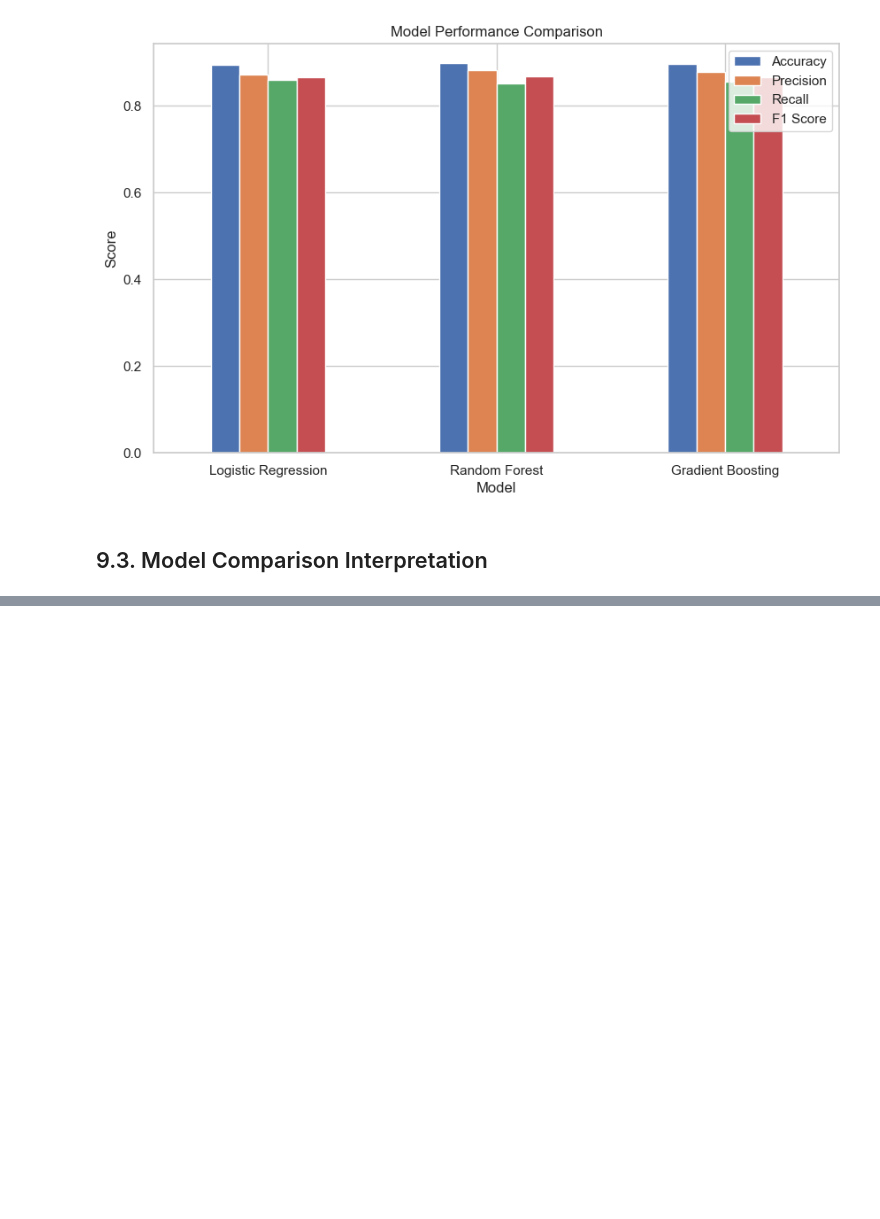
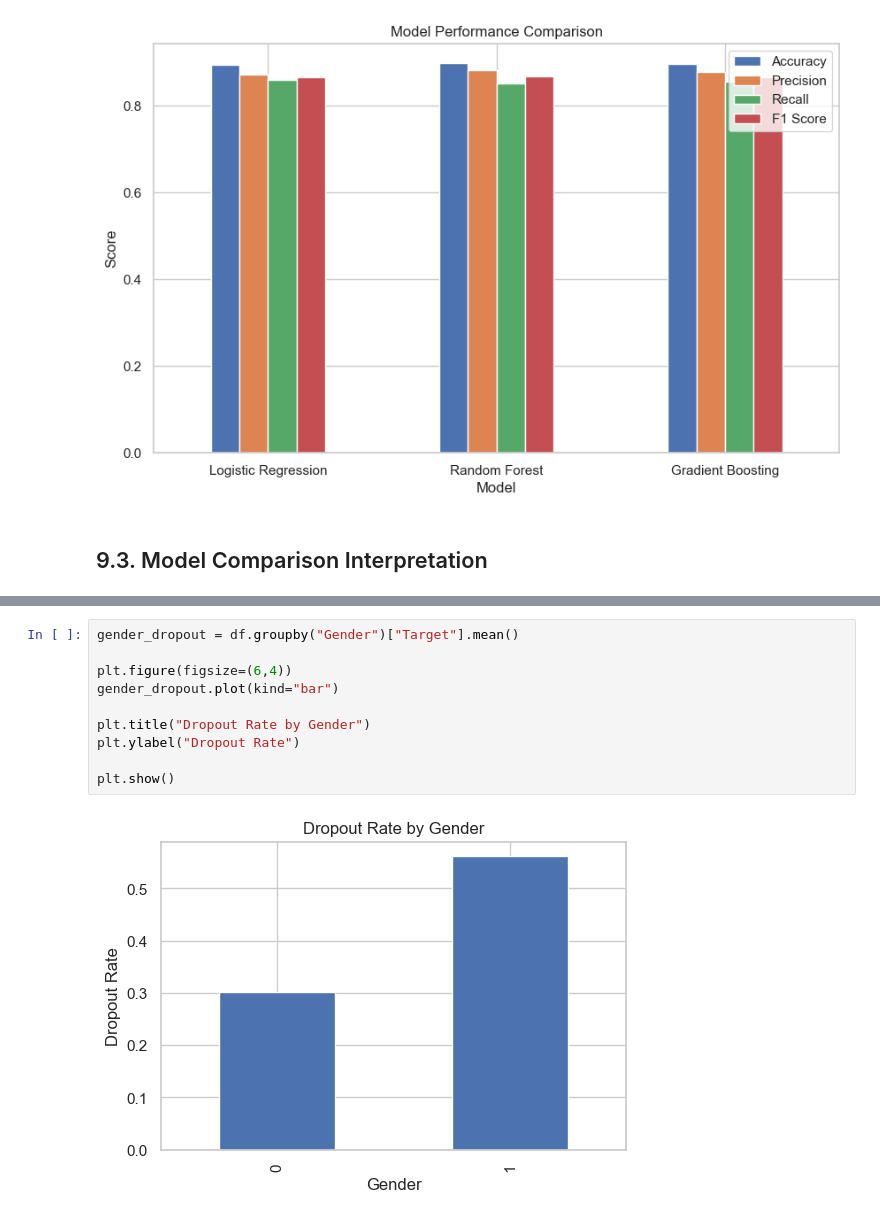
Before and after one commit to DimitarMalamski/student-dropout-predictor, a Jupyter notebook: notebooks/dropout_predictor.ipynb, the cells around one changed output, grey strips where cells are left out. Saved outputs shown, nothing was run; the diff lists cells and outputs as text; blank space fills up the shorter version.

```diff
--- a/notebooks/dropout_predictor.ipynb
+++ b/notebooks/dropout_predictor.ipynb
@@ -580,0 +674,12 @@ The relatively small differences between the models suggest that the relationshi
+# %%
+gender_dropout = df.groupby("Gender")["Target"].mean()
+
+plt.figure(figsize=(6,4))
+gender_dropout.plot(kind="bar")
+
+plt.title("Dropout Rate by Gender")
+plt.ylabel("Dropout Rate")
+
+plt.show()
+# %% [output]
+[figure, added]
```
Also changed, not shown: parts of 11 cells of this notebook.
